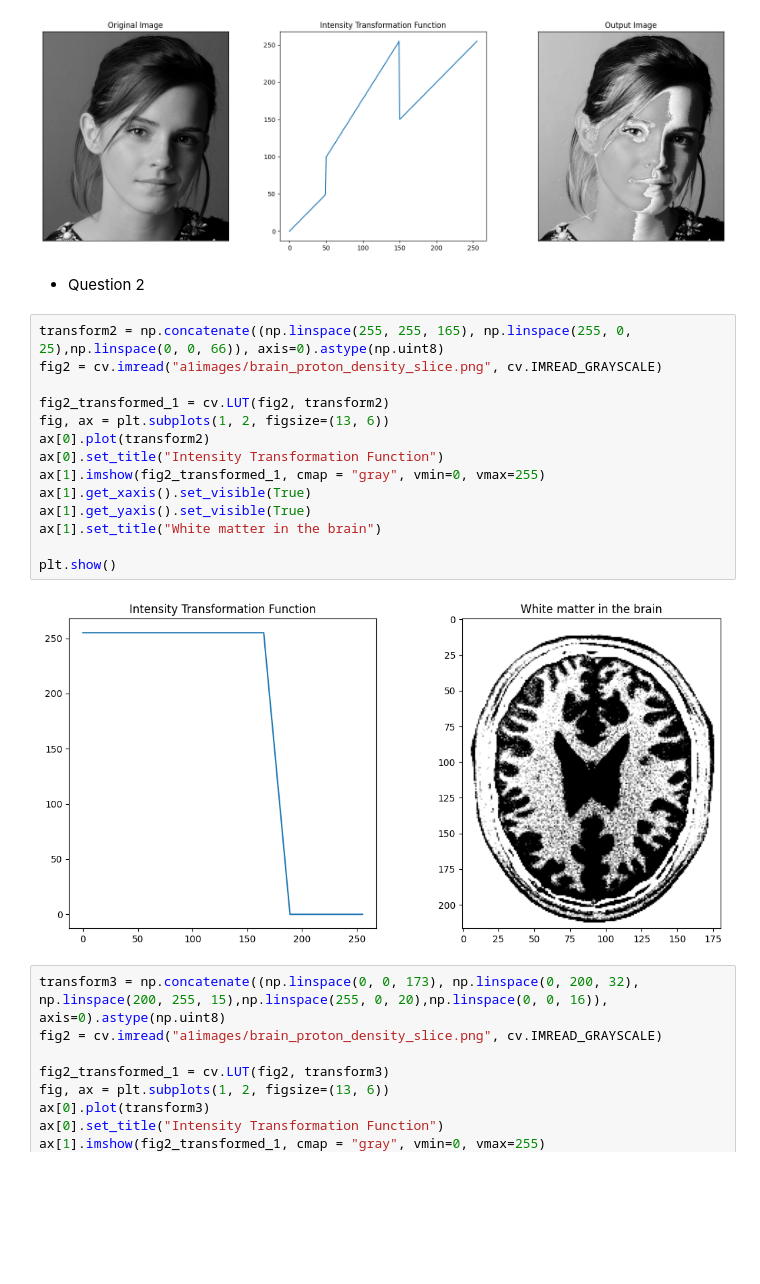
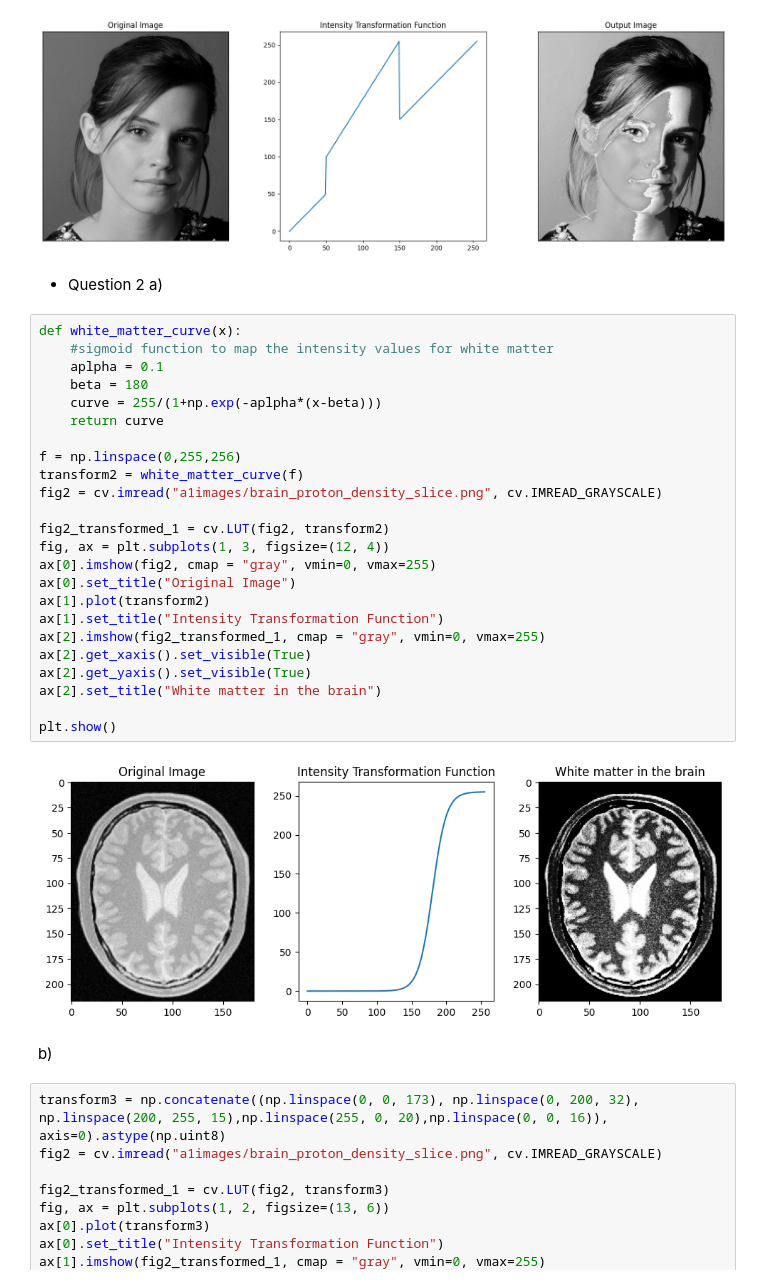
Before and after one commit to AvindaShamal/EN3160_Assignments, a Jupyter notebook: 210599E_Assignment1.ipynb, the cells around one changed output. Saved outputs shown, nothing was run; the diff lists cells and outputs as text; blank space fills up the shorter version.

```diff
--- a/210599E_Assignment1.ipynb
+++ b/210599E_Assignment1.ipynb
@@ -33,22 +33,35 @@ plt.show()
 [figure]
 # %% [markdown]
 * Question 2
+a)
 # %%
-transform2 = np.concatenate((np.linspace(255, 255, 165), np.linspace(255, 0, 25),np.linspace(0, 0, 66)), axis=0).astype(np.uint8)
+def white_matter_curve(x):
+    #sigmoid function to map the intensity values for white matter
+    aplpha = 0.1
+    beta = 180
+    curve = 255/(1+np.exp(-aplpha*(x-beta)))
+    return curve
+
+f = np.linspace(0,255,256)
+transform2 = white_matter_curve(f)
 fig2 = cv.imread("a1images/brain_proton_density_slice.png", cv.IMREAD_GRAYSCALE)
 
 fig2_transformed_1 = cv.LUT(fig2, transform2)
-fig, ax = plt.subplots(1, 2, figsize=(13, 6))
-ax[0].plot(transform2)
-ax[0].set_title("Intensity Transformation Function")
-ax[1].imshow(fig2_transformed_1, cmap = "gray", vmin=0, vmax=255)
-ax[1].get_xaxis().set_visible(True)
-ax[1].get_yaxis().set_visible(True)
-ax[1].set_title("White matter in the brain")
+fig, ax = plt.subplots(1, 3, figsize=(12, 4))
+ax[0].imshow(fig2, cmap = "gray", vmin=0, vmax=255)
+ax[0].set_title("Original Image")
+ax[1].plot(transform2)
+ax[1].set_title("Intensity Transformation Function")
+ax[2].imshow(fig2_transformed_1, cmap = "gray", vmin=0, vmax=255)
+ax[2].get_xaxis().set_visible(True)
+ax[2].get_yaxis().set_visible(True)
+ax[2].set_title("White matter in the brain")
 
 plt.show()
 # %% [output]
-[figure, old version]
+[figure, new version]
+# %% [markdown]
+b)
 # %%
 transform3 = np.concatenate((np.linspace(0, 0, 173), np.linspace(0, 200, 32), np.linspace(200, 255, 15),np.linspace(255, 0, 20),np.linspace(0, 0, 16)), axis=0).astype(np.uint8)
 fig2 = cv.imread("a1images/brain_proton_density_slice.png", cv.IMREAD_GRAYSCALE)
```
Also changed, not shown: parts of 3 cells of this notebook.
